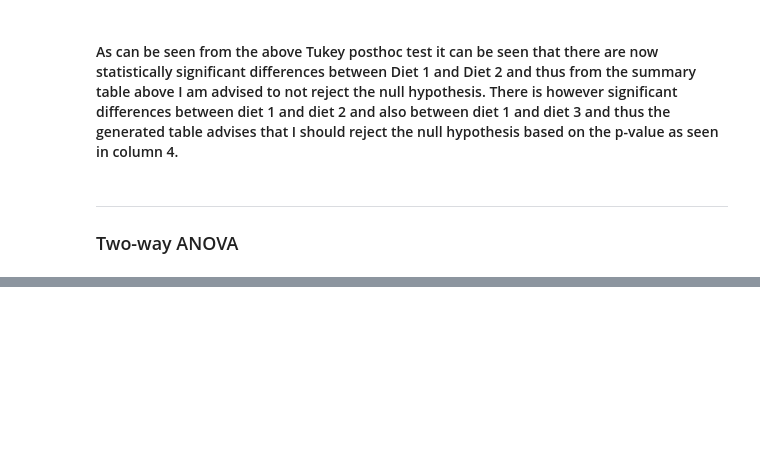
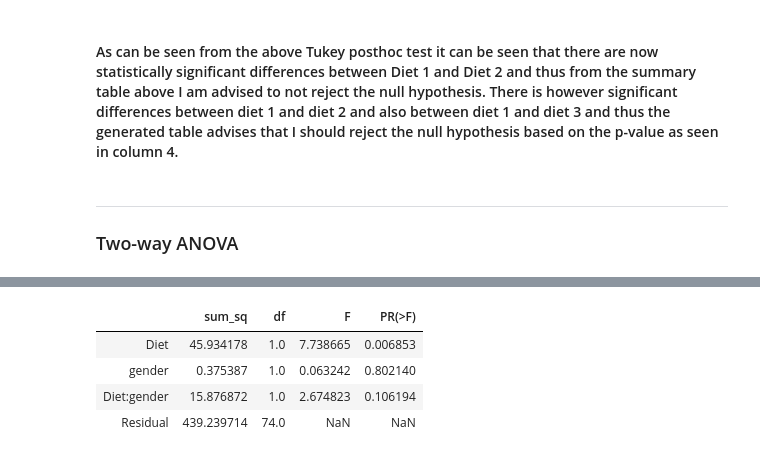
Before and after one commit to Aarondon1993/Machine-Learning-and-Statistics, a Jupyter notebook: scipy-stats.ipynb, the cells around one changed output, grey strips where cells are left out. Saved outputs shown, nothing was run; the diff lists cells and outputs as text; code cells hidden in the pictures; blank space fills up the shorter version.

```diff
--- a/scipy-stats.ipynb
+++ b/scipy-stats.ipynb
@@ -157,0 +178,10 @@ Multiple Comparison of Means - Tukey HSD, FWER=0.05
+# %%
+# For the example below I will be looking a three different indepenant variables and how they relate to weightloss6weeks.
+model= ols('weightloss6weeks ~ Diet+gender + Diet*gender', data = df).fit()
+sm.stats.anova_lm(model, typ= 2)
+# %% [output]
+|  | sum_sq | df | F | PR(>F) |
+| Diet | 45.934178 | 1.0 | 7.738665 | 0.006853 |
+| gender | 0.375387 | 1.0 | 0.063242 | 0.802140 |
+| Diet:gender | 15.876872 | 1.0 | 2.674823 | 0.106194 |
+| Residual | 439.239714 | 74.0 | NaN | NaN |
```
Also changed, not shown: parts of 7 cells of this notebook, 1 other file.
